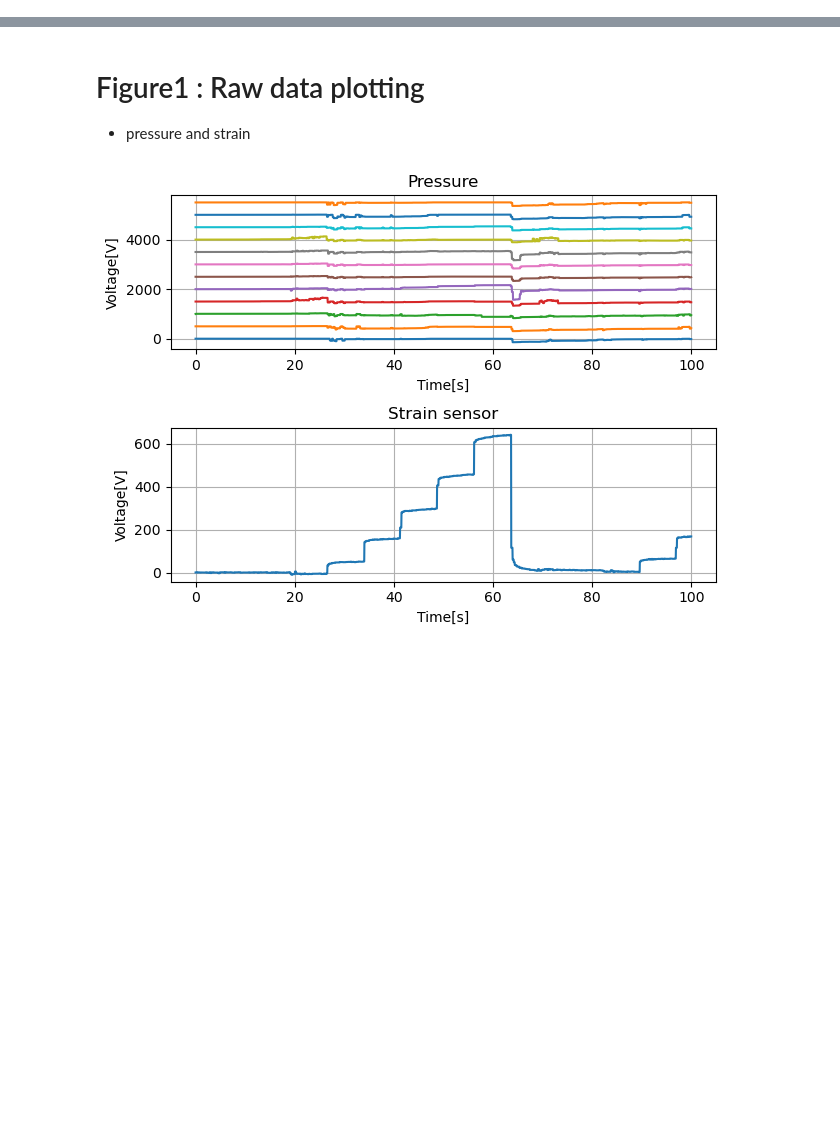
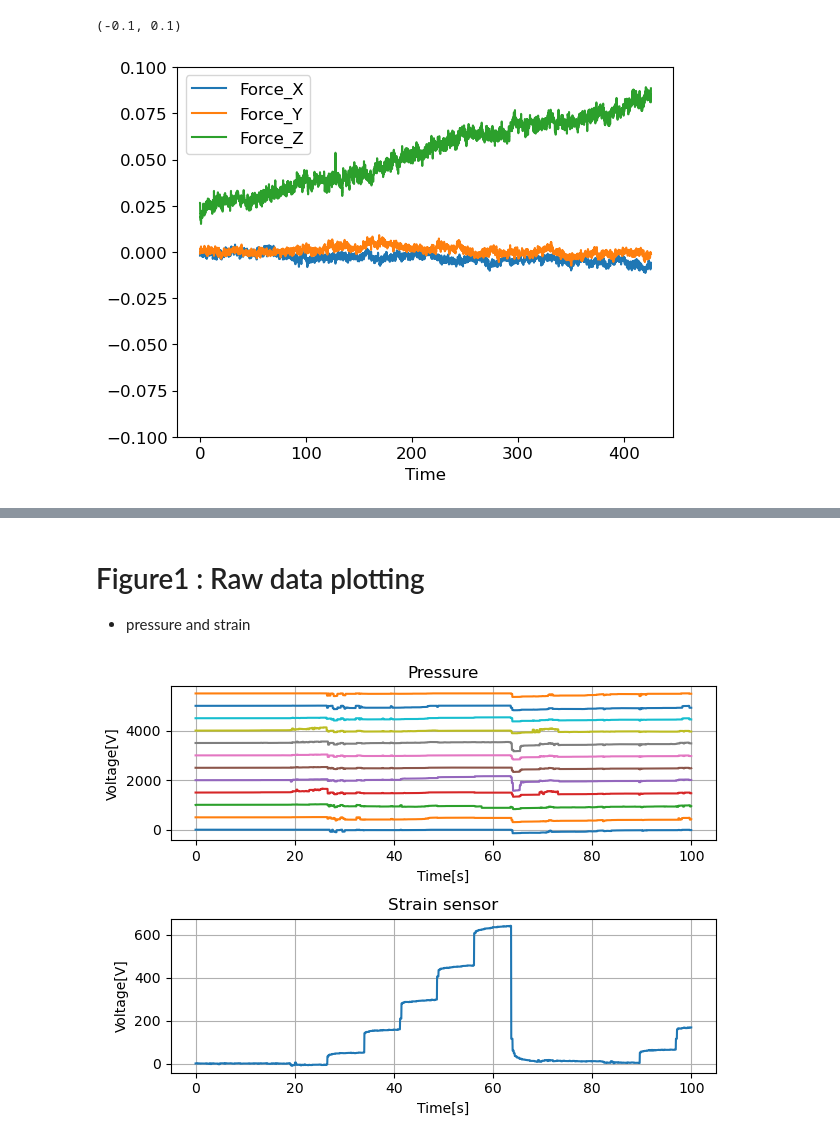
Before and after one commit to hunissweet/External_force, a Jupyter notebook: plot_figure.ipynb, the cells around one changed output, grey strips where cells are left out. Drawn from its saved outputs; the diff is of its cells as text; code cells hidden in the pictures; blank space fills up the shorter version.

Commit message:
plot

```diff
--- a/plot_figure.ipynb
+++ b/plot_figure.ipynb
@@ -56,7 +56,23 @@ Columns=['Flag',
          'Sensor_S_2',
          'num_finger','properties','trial'
         ]
-temp = pd.read_pickle("./pickle/diff_object.pkl")
+Columns=['Flag',
+         'Force_X','Force_Y','Force_Z','Torque_X','Torque_Y','Torque_Z',
+         'Input_P_1','Input_P_2',
+         'TCP_X','TCP_Y','TCP_Z',
+         'Sensor_P_1_1','Sensor_P_1_2','Sensor_P_1_3','Sensor_P_1_4',
+         'Sensor_P_1_5','Sensor_P_1_6','Sensor_P_1_7','Sensor_P_1_8',
+         'Sensor_P_1_9','Sensor_P_1_10','Sensor_P_1_11','Sensor_P_1_12',
+         'Sensor_S_1',
+         'Sensor_P_2_1','Sensor_P_2_2','Sensor_P_2_3','Sensor_P_2_4',
+         'Sensor_P_2_5','Sensor_P_2_6','Sensor_P_2_7','Sensor_P_2_8',
+         'Sensor_P_2_9','Sensor_P_2_10','Sensor_P_2_11','Sensor_P_2_12',
+         'Sensor_S_2',
+         'x','y','z'
+        ]
+#temp = pd.read_pickle("./pickle/diff_object.pkl")
+temp = pd.read_pickle("./pickle/singlesensor/dri.pkl")
+
 temp1 = pd.DataFrame(temp[:].values,columns=Columns)
 Total_dataset=temp1
 
@@ -93,6 +109,6 @@ left_finger_sensor=left_finger_pressure.append(left_finger_strain)
 
 Columns.append('Time')
 Total_dataset
-samp_rate = 50 # hz
+samp_rate = 100 # hz
 x_val=Total_dataset.index/samp_rate
 Total_dataset['Time']=x_val
@@ -98,0 +131,6 @@ Total_dataset['Time']=x_val
+# %%
+Total_dataset.plot(x='Time',y=For_col)
+plt.ylim([-0.1,0.1])
+# %% [output]
+(-0.1, 0.1)
+[figure, added]
```
Also changed, not shown: parts of 5 cells of this notebook, 1 other file.
